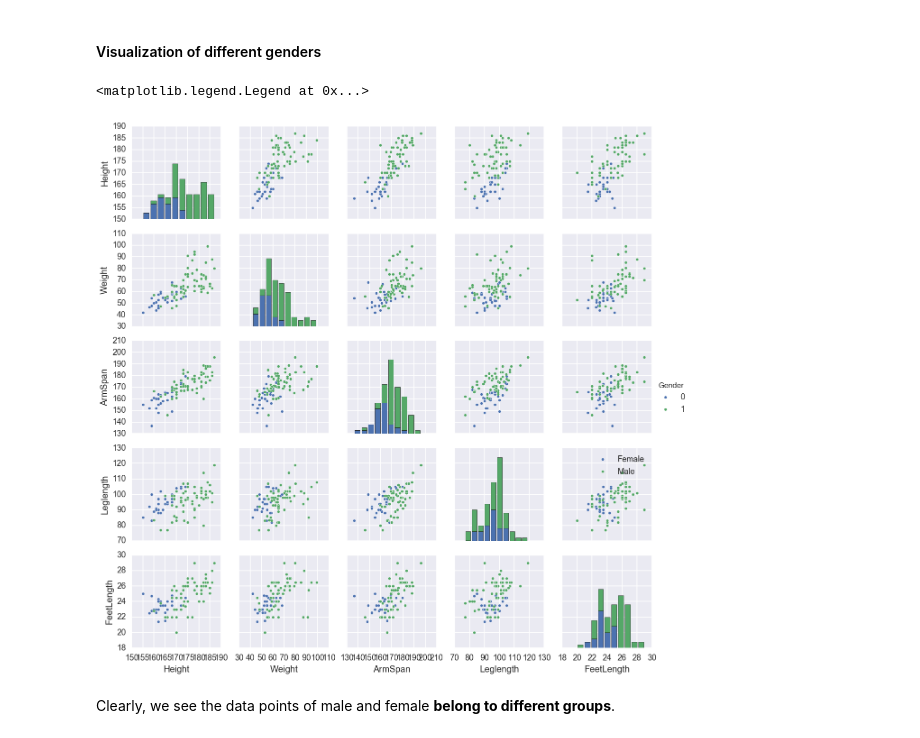
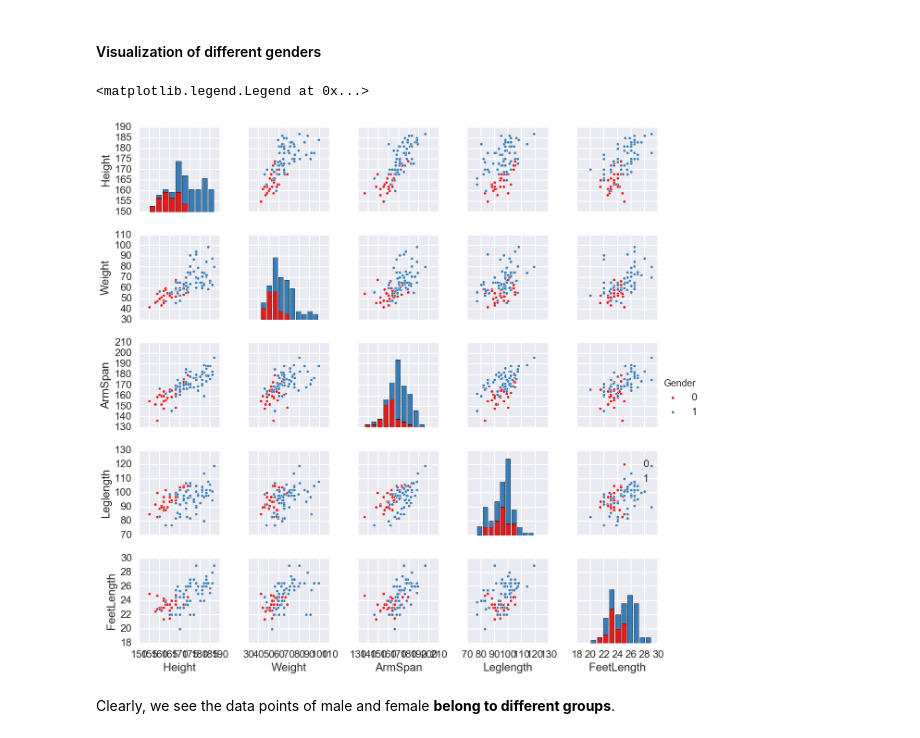
Before and after one commit to brillliantz/Statistics, a Jupyter notebook: EDA_and_Regression_on_Height.ipynb, the cells around one changed output. Saved outputs shown, nothing was run; the diff lists cells and outputs as text; code cells hidden in the pictures.

```diff
--- a/EDA_and_Regression_on_Height.ipynb
+++ b/EDA_and_Regression_on_Height.ipynb
@@ -345,11 +345,11 @@ We encode the variable `Gender` with different colors:
 # %% [markdown]
 #### Visualization of different genders
 # %%
-sns.pairplot(raw, hue='Gender', x_vars=raw.columns[1:], y_vars=raw.columns[1:])
+sns.pairplot(raw, hue='Gender', x_vars=raw.columns[1:], y_vars=raw.columns[1:], palette='Set1')
 plt.legend()
 # %% [output]
 <matplotlib.legend.Legend at 0x...>
-[figure, old version]
+[figure, new version]
 # %% [markdown]
 Clearly, we see the data points of male and female **belong to different groups**.
 # %% [markdown]
```
Also changed, not shown: parts of 58 cells of this notebook.
